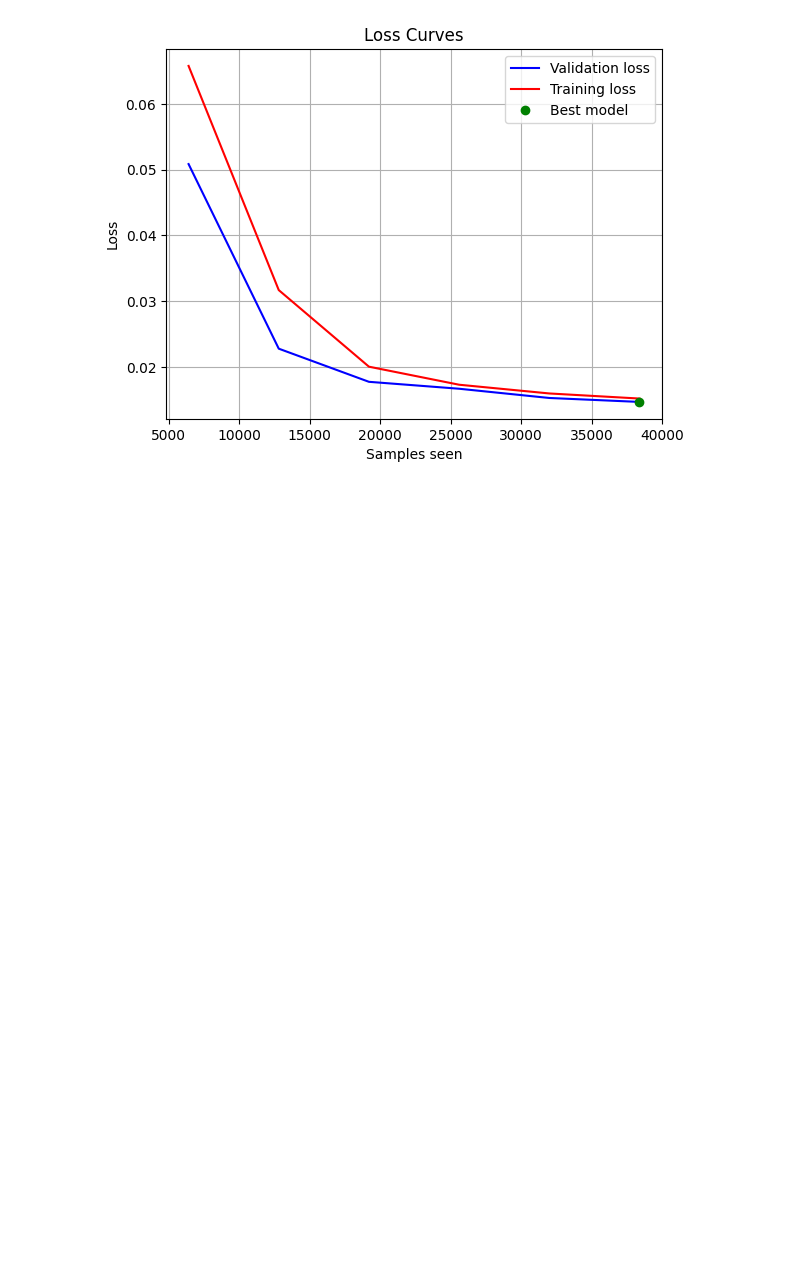
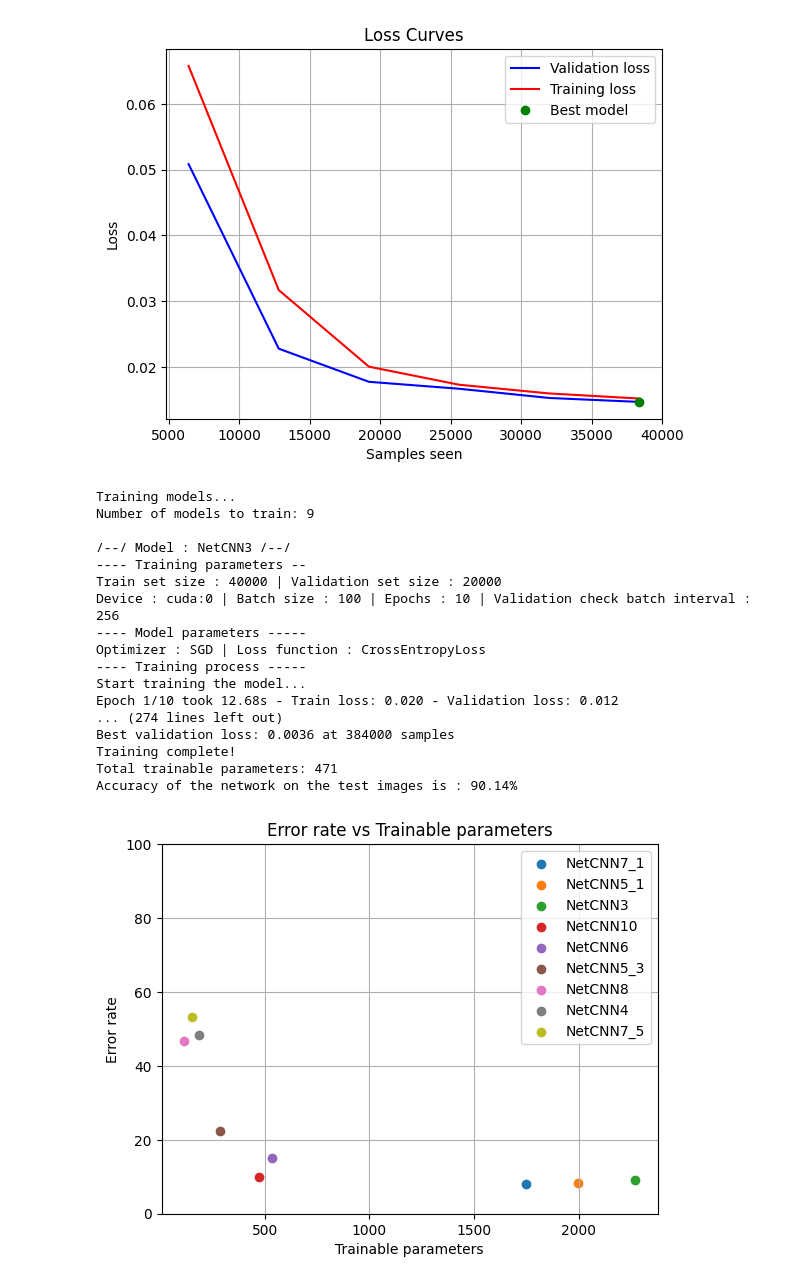
Before and after one commit to EtherNeil/Advanced-Neural-Networks, a Jupyter notebook: Train_CNN.ipynb, the cells around one changed output. Cells and saved outputs as stored; diff of their text form; code cells hidden in the pictures; blank space fills up the shorter version.

Commit message:
Test on multiple CNN with different kernel size

```diff
--- a/Train_CNN.ipynb
+++ b/Train_CNN.ipynb
@@ -456,3 +456,58 @@ Best validation loss: 0.0147 at 38400 samples
 Training complete!
 Accuracy of the network on the test images is : 86.98%
 [figure]
+# %%
+import matplotlib.pyplot as plt
+class_list = [NetCNN3, NetCNN4, NetCNN5_3, NetCNN5_1, NetCNN6, NetCNN7_5, NetCNN7_1, NetCNN8, NetCNN10]
+minibatchsize = 100
+results = []
+
+# Loop over the models and train them
+print("Training models...")
+print("Number of models to train:", len(class_list))
+for model_class in class_list:
+    model = model_class()
+    print(f"\n/--/ Model : {model.__class__.__name__} /--/")
+    best_model, _, _, _, _, _ = train_model(model,
+        minibatchsize=minibatchsize,
+        trainset_size=40000,
+        validation_size=20000,
+        num_epochs=10,
+        val_check_batch_interval=256,
+        criterion=nn.CrossEntropyLoss(),
+        optimizer_fn=lambda params: optim.SGD(params, lr=0.001, momentum=0.9)
+    )
+    trainable_params = count_trainable_parameters(model)
+    accuracy = evaluate_model(best_model, minibatchsize=minibatchsize)
+    results.append((model.__class__.__name__, trainable_params, 100 - accuracy))
+
+plt.clf()
+plt.xlabel('Trainable parameters')
+plt.ylabel('Error rate')
+plt.title('Error rate vs Trainable parameters')
+plt.grid(True)
+plt.ylim(0, 100)
+sorted_results = sorted(results, key=lambda x: x[2], reverse=False)
+for model_name, trainable_params, error_rate in sorted_results:
+    plt.scatter(trainable_params, error_rate, label=model_name)
+plt.legend()
+plt.show()
+# %% [output]
+Training models...
+Number of models to train: 9
+
+/--/ Model : NetCNN3 /--/
+---- Training parameters --
+Train set size : 40000 | Validation set size : 20000
+Device : cuda:0 | Batch size : 100 | Epochs : 10 | Validation check batch interval : 256
+---- Model parameters -----
+Optimizer : SGD | Loss function : CrossEntropyLoss
+---- Training process -----
+Start training the model...
+Epoch 1/10 took 12.68s - Train loss: 0.020 - Validation loss: 0.012
+... (274 lines left out)
+Best validation loss: 0.0036 at 384000 samples
+Training complete!
+Total trainable parameters: 471
+Accuracy of the network on the test images is : 90.14%
+[figure, added]
```
